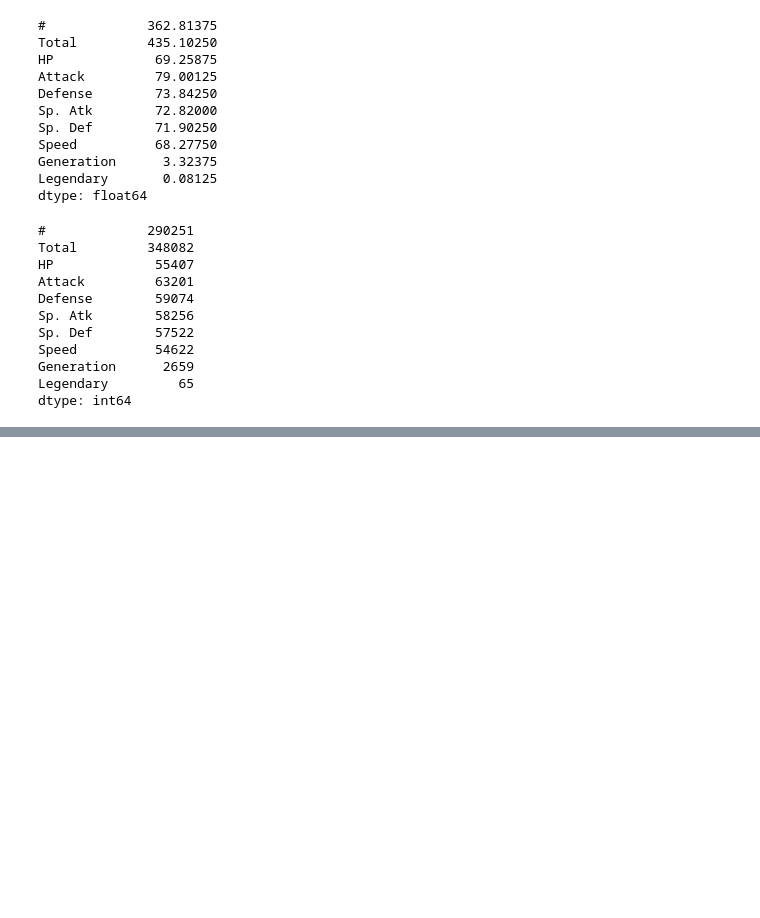
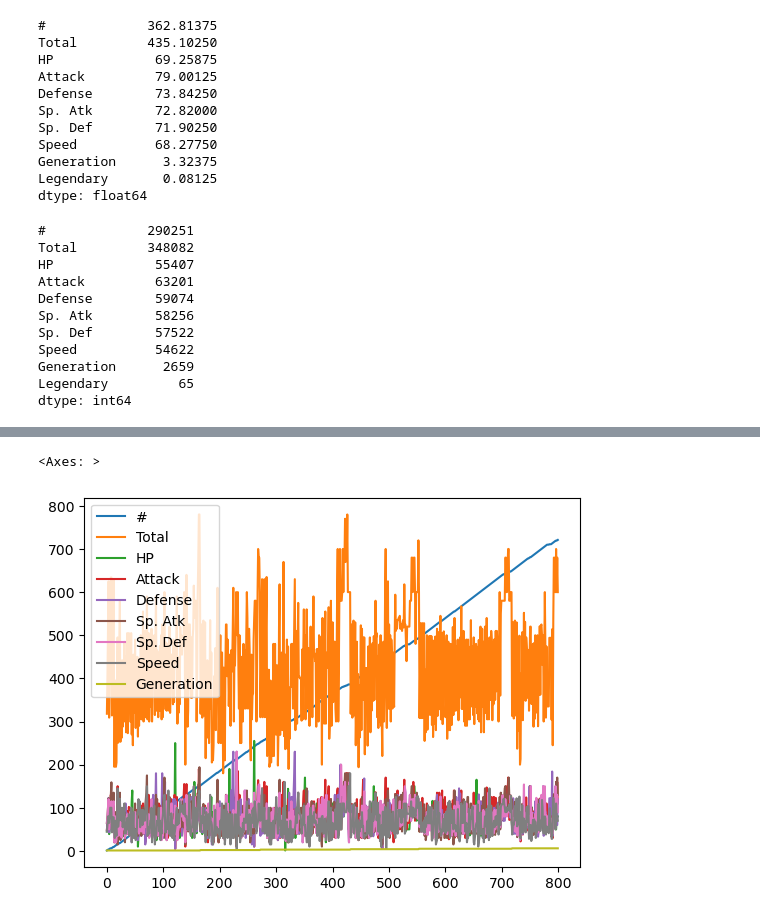
Before and after one commit to VXerys/Learn-Machine-Learning, a Jupyter notebook: section-2-learn-pandas/practice_pandas.ipynb, the cells around one changed output, grey strips where cells are left out. Cells and saved outputs as stored; diff of their text form; code cells hidden in the pictures; blank space fills up the shorter version.

```diff
--- a/section-2-learn-pandas/practice_pandas.ipynb
+++ b/section-2-learn-pandas/practice_pandas.ipynb
@@ -212,0 +327,6 @@ dtype: int64
+# %%
+# Creates a line plot of a DataFrame's columns
+pokemon_data.plot()
+# %% [output]
+<Axes: >
+[figure, added]
```
Also changed, not shown: parts of 19 cells of this notebook.
